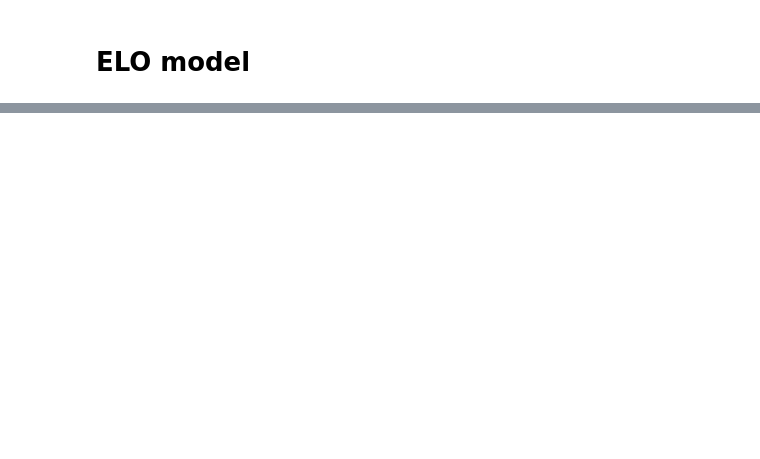
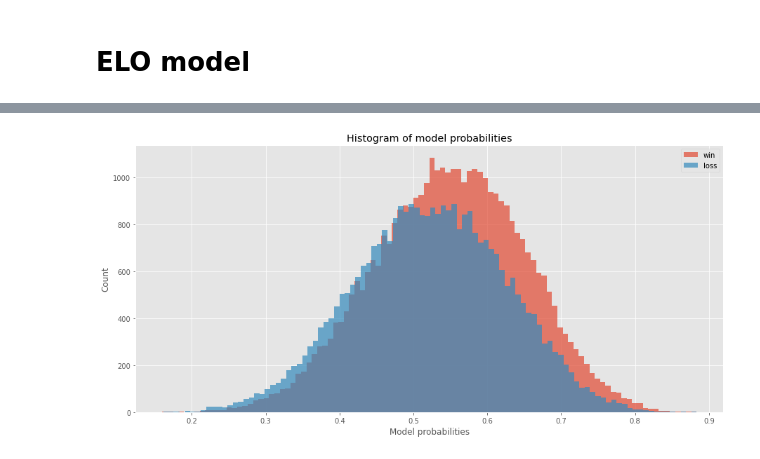
Before and after one commit to lanejere5/mlb, a Jupyter notebook: elo/ELO.ipynb, the cells around one changed output, grey strips where cells are left out. Saved outputs shown, nothing was run; the diff lists cells and outputs as text; code cells hidden in the pictures; blank space fills up the shorter version.

```diff
--- a/elo/ELO.ipynb
+++ b/elo/ELO.ipynb
@@ -248,6 +184,0 @@ p_home, b
-# %%
-teams = training_data['Tm'].unique().tolist()
-dates = pd.Series(training_data['Date'].unique()).sort_values()
-
-game_records = training_data.to_records(index=False)
-game_records[0]
@@ -378,0 +314,6 @@ elo_df.loc[elo_df.index.year == 2018, ['BOS', 'LAD']].plot.line(title='2018 ELO
+# %%
+
+# calculate the hyperparameter b from historical data
+p_home = games['win'].mean()
+b = log(p_home / (1 - p_home))
+p_home, b
@@ -378,0 +326,3 @@ elo_df.loc[elo_df.index.year == 2018, ['BOS', 'LAD']].plot.line(title='2018 ELO
+# %%
+a = log(10) / 400 # this is
+k = 4
@@ -378,0 +331,9 @@ elo_df.loc[elo_df.index.year == 2018, ['BOS', 'LAD']].plot.line(title='2018 ELO
+# %%
+
+# train the model
+elo_model = ELO(a=a, b=b, k=k)
+
+elo, results = elo_model.train(games)
+
+results = pd.concat([games.copy(), results], axis=1)
+results = results[~results['win'].isna()]
@@ -378,0 +356,21 @@ elo_df.loc[elo_df.index.year == 2018, ['BOS', 'LAD']].plot.line(title='2018 ELO
+# %%
+#hide_input
+import matplotlib.pyplot as plt
+
+plt.style.use('ggplot')
+
+p_win = results.loc[results['win'] == 1, 'p']
+p_loss = results.loc[results['win'] == 0, 'p']
+
+plt.figure(figsize=(15,7))
+
+plt.hist(p_win, alpha=.7, label='win', bins=100)
+plt.hist(p_loss, alpha=.7, label='loss', bins=100)
+
+plt.xlabel("Model probabilities")
+plt.ylabel("Count")
+plt.title('Histogram of model probabilities')
+plt.legend(loc='upper right')
+plt.show()
+# %% [output]
+[figure, added]
```
Also changed, not shown: parts of 62 cells of this notebook.
